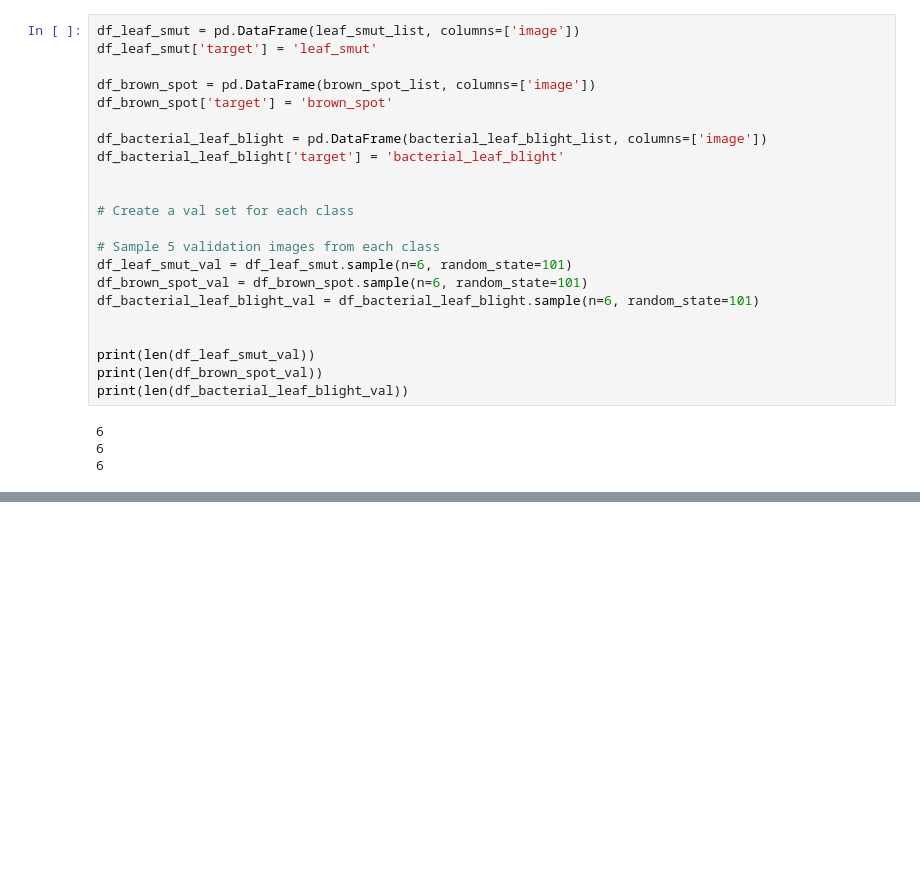
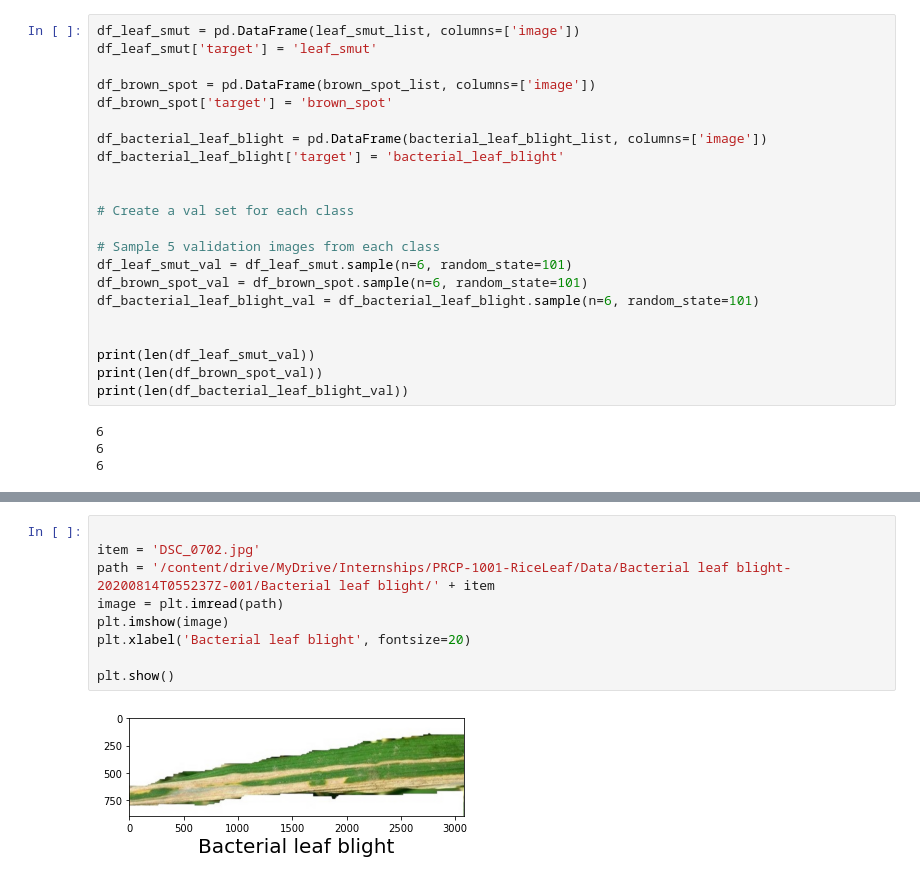
Before and after one commit to Abhi311509/Rice-Leaf-Detection, a Jupyter notebook: CNN.ipynb, the cells around one changed output, grey strips where cells are left out. Drawn from its saved outputs; the diff is of its cells as text; blank space fills up the shorter version.

```diff
--- a/CNN.ipynb
+++ b/CNN.ipynb
@@ -431,0 +480,11 @@ df_val
+# %%
+
+item = 'DSC_0702.jpg'
+path = '/content/drive/MyDrive/Internships/PRCP-1001-RiceLeaf/Data/Bacterial leaf blight-20200814T055237Z-001/Bacterial leaf blight/' + item
+image = plt.imread(path)
+plt.imshow(image)
+plt.xlabel('Bacterial leaf blight', fontsize=20)
+
+plt.show()
+# %% [output]
+[figure, added]
```
Also changed, not shown: parts of 22 cells of this notebook.
